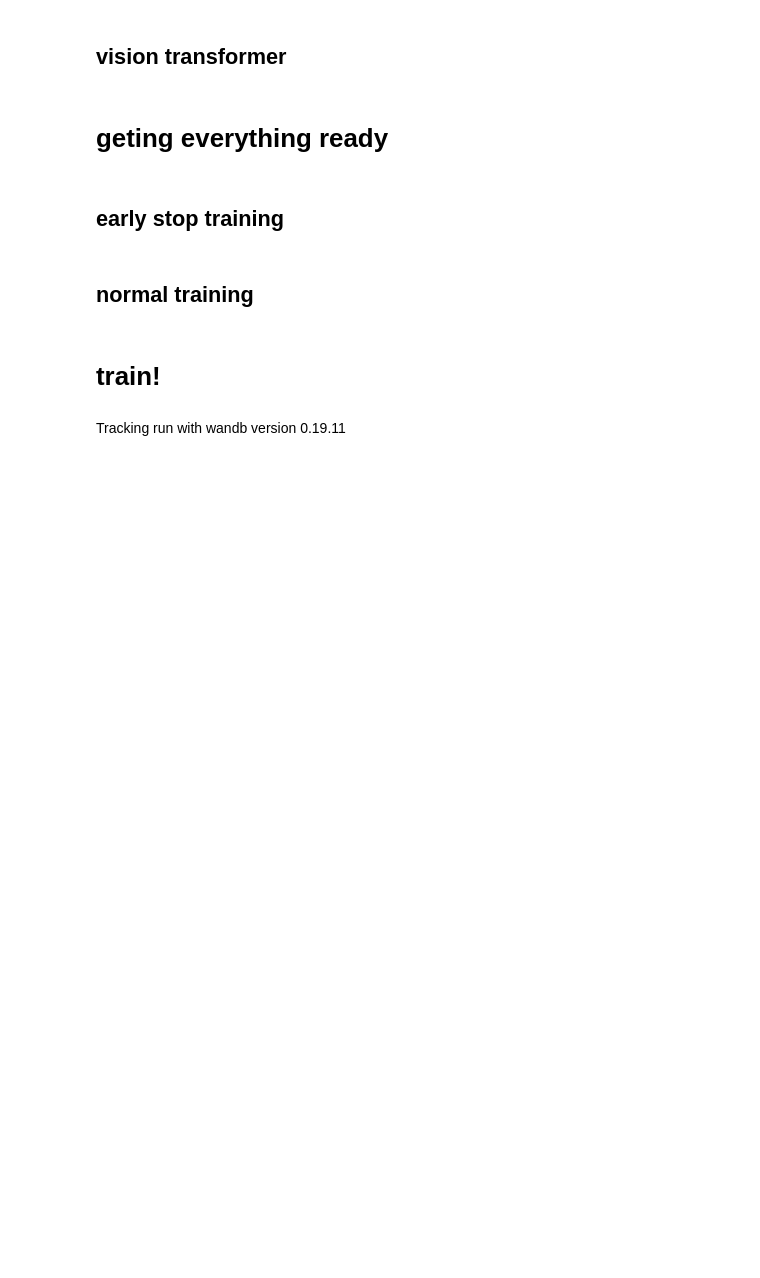
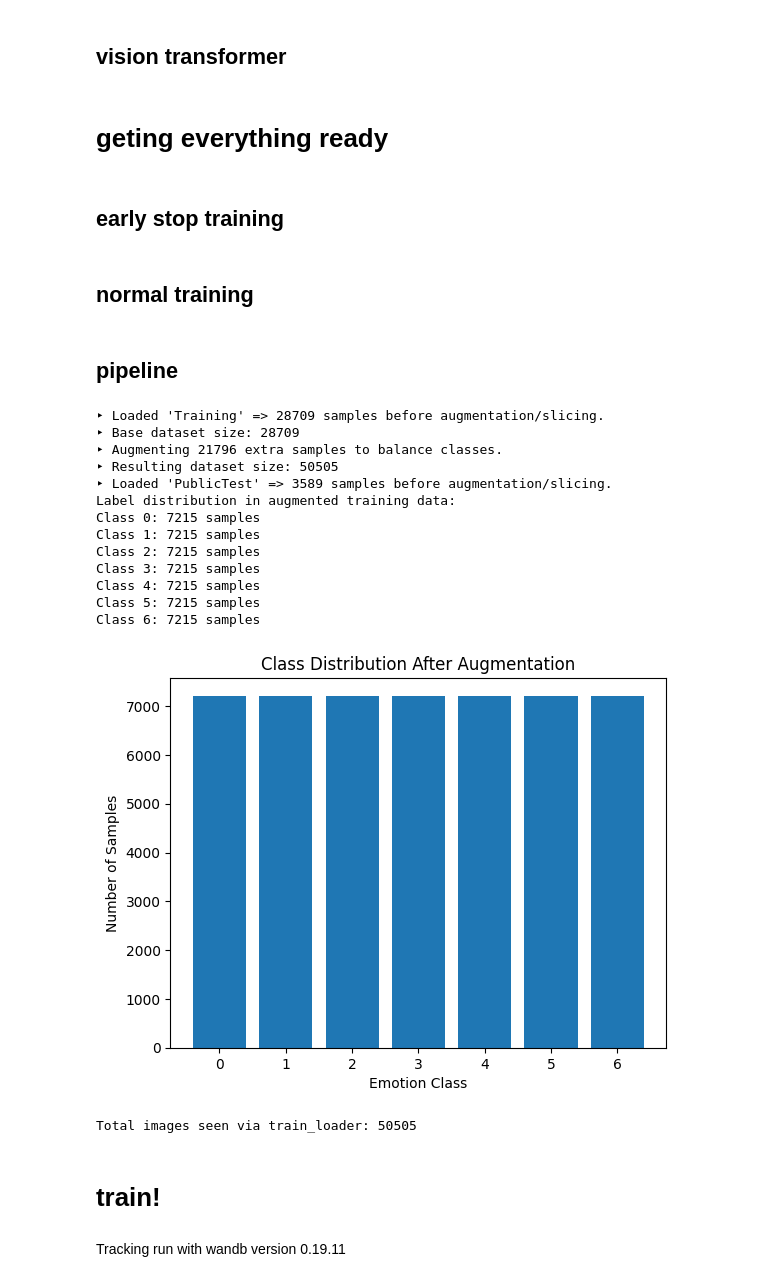
Before and after one commit to arazm21/ML-homework_4, a Jupyter notebook: expression_notebook_final.ipynb, the cells around one changed output. Saved outputs shown, nothing was run; the diff lists cells and outputs as text; code cells hidden in the pictures; blank space fills up the shorter version.

```diff
--- a/expression_notebook_final.ipynb
+++ b/expression_notebook_final.ipynb
@@ -1179,3 +1700,5 @@ def test(model, test_loader):
+# %% [markdown]
+## pipeline
 # %%
 def model_pipeline(hyperparameters):
 
@@ -1202,13 +1725,58 @@ def model_pipeline(hyperparameters):
     return model
 # %%
 config = dict(
-    epochs=250,
+    epochs=50,
     classes=7,
     #kernels=[32, 64, 128],
     batch_size=256,
-    learning_rate=2e-4,
+    learning_rate=6e-4,
     dataset="Facial Expression Recognition",
-    architecture="ViT_bigger")
+    architecture="ComplexMiniGoogLeNet_longer",
+    device = device)
+# %%
+total = 0
+train_dataset = get_data(train=True)
+test_dataset = get_data(train=False)
+train_loader = make_loader(train_dataset, batch_size=config['batch_size'])
+test_loader = make_loader(test_dataset, batch_size=config['batch_size'])
+for batch in train_loader:
+    images, labels = batch
+    total += len(images)
+# Count class occurrences
+all_labels = []
+for _, labels in train_loader:
+    all_labels.extend(labels.tolist())
+
+label_counts = Counter(all_labels)
+
+# Print counts
+print("Label distribution in augmented training data:")
+for label, count in sorted(label_counts.items()):
+    print(f"Class {label}: {count} samples")
+
+# Optional: plot for visual confirmation
+plt.bar(label_counts.keys(), label_counts.values(), tick_label=[str(i) for i in label_counts.keys()])
+plt.xlabel('Emotion Class')
+plt.ylabel('Number of Samples')
+plt.title('Class Distribution After Augmentation')
+plt.show()
+print(f"Total images seen via train_loader: {total}")
+# %% [output]
+‣ Loaded 'Training' => 28709 samples before augmentation/slicing.
+‣ Base dataset size: 28709
+‣ Augmenting 21796 extra samples to balance classes.
+‣ Resulting dataset size: 50505
+‣ Loaded 'PublicTest' => 3589 samples before augmentation/slicing.
+Label distribution in augmented training data:
+Class 0: 7215 samples
+Class 1: 7215 samples
+Class 2: 7215 samples
+Class 3: 7215 samples
+Class 4: 7215 samples
+Class 5: 7215 samples
+Class 6: 7215 samples
+[figure, added]
+Total images seen via train_loader: 50505
 # %% [markdown]
 # train!
 # %%
```
Also changed, not shown: parts of 22 cells of this notebook.
